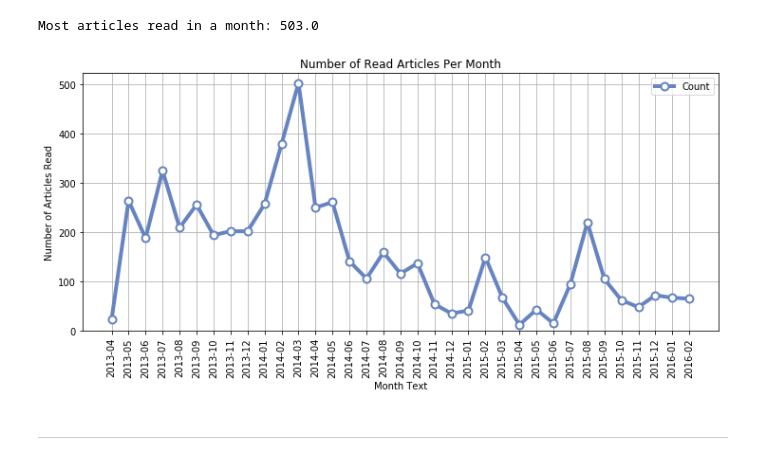
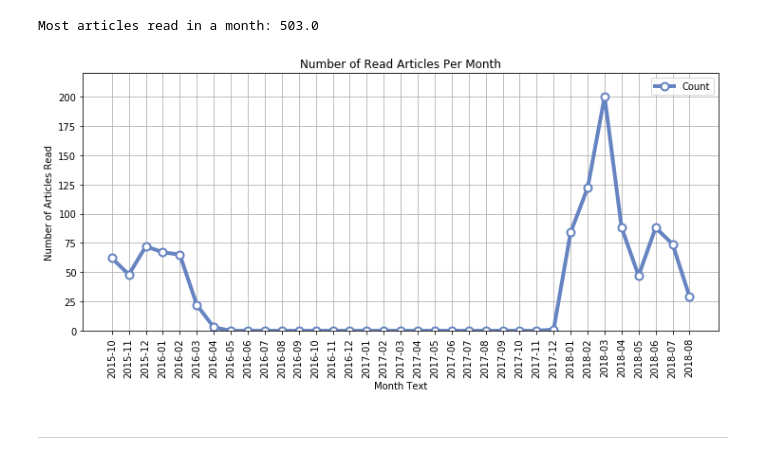
Before and after one commit to markwk/qs_ledger, a Jupyter notebook: pocket/pocket_data_analysis.ipynb, the cells around one changed output. Drawn from its saved outputs; the diff is of its cells as text; code cells hidden in the pictures.

```diff
--- a/pocket/pocket_data_analysis.ipynb
+++ b/pocket/pocket_data_analysis.ipynb
@@ -275,35 +290,35 @@ print('Most articles read in a month: {:,}'.format(max_per_month))
 Most articles read in a month: 503.0
 # %%
 # a bit of a hackish solution, could use improvement
-dataset = total_months.head(35)
+dataset = total_months.tail(35)
 chart_title = 'Number of Read Articles Per Month'
 
 n_groups = len(dataset)
 index = np.arange(n_groups)
 
 max_per_month = dataset['Count'].max()
 
 ax = dataset.plot(
     x='Month Text', y='Count',
     kind='line', figsize=[12, 5], linewidth=4, alpha=1, marker='o', color='#6684c1',
     markeredgecolor='#6684c1', markerfacecolor='w', markersize=8, markeredgewidth=2)
 
 # ax.set_xlim((year_counts.index[0], year_counts.index[-1]))
 
 ax.yaxis.grid(True)
 ax.xaxis.grid(True)
 ax.set_ylim(0,(max_per_month + 20))
 # ax.set_xticks(index)
 ax.set_ylabel('Number of Articles Read')
 # ax.set_xlabel('')
 
 # plt.xticks(rotation=90)
 plt.xticks(index, dataset['Month Text'], rotation=90)
 ax.set_title(chart_title)
 
 plt.show()
 # %% [output]
-[figure, old version]
+[figure, new version]
 # %% [markdown]
 -----
 # %% [markdown]
```
Also changed, not shown: parts of 9 cells of this notebook.
